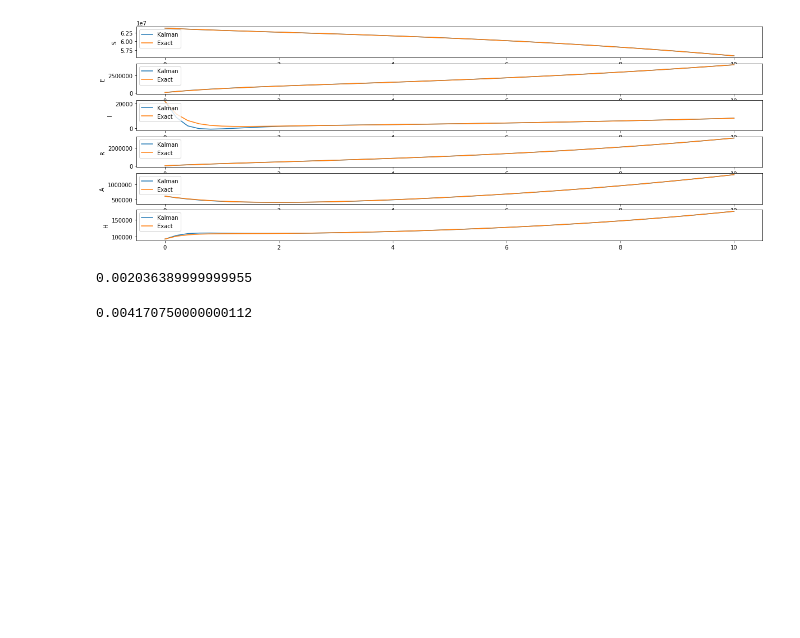
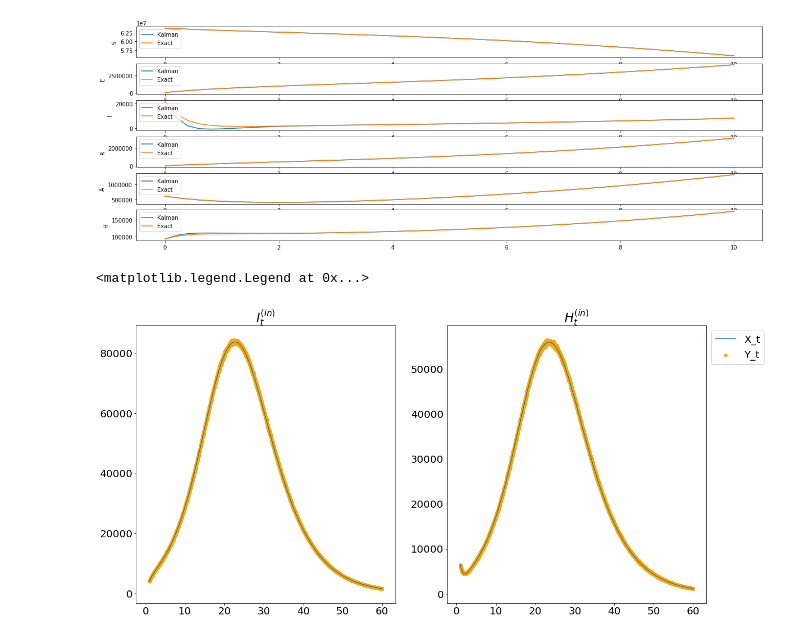
Before and after one commit to mlysy/rodeo-legacy, a Jupyter notebook: examples/Covid.ipynb, the cells around one changed output. Drawn from its saved outputs; the diff is of its cells as text; code cells hidden in the pictures; blank space fills up the shorter version.

Commit message:
Updated SEIRAH model for paper and added long desc to setup.py

```diff
--- a/examples/Covid.ipynb
+++ b/examples/Covid.ipynb
@@ -87,24 +86,55 @@ for i in range(len(ylabel)):
     axs[i].legend(loc='upper left')
 # %% [output]
 [figure]
-# %%
-from timeit import default_timer as timer
-from scipy.integrate import odeint
-n_loops = 10
-tseq = np.linspace(tmin, tmax, n_eval+1)
-start = timer()
-for i in range(n_loops):
-    _ = odeint(seirah, x0, tseq, args=(theta_true, ))
-end = timer()
-(end - start)/n_loops
-# %% [output]
-0.002036389999999955
-# %%
-n_loops=10
-start = timer()
-for i in range(n_loops):
-    kode.solve_sim(x0_state, W, theta_true)
-end = timer()
-(end - start)/n_loops
-# %% [output]
-0.004170750000000112
+# %%
+n_deriv = [1]*6 # number of derivatives in IVP
+n_deriv_prior = [3]*6 # number of derivatives in IBM prior
+state_ind = [0, 3, 6, 9, 12, 15] # Index of 0th derivative of each state
+
+# it is assumed that the solution is sought on the interval [tmin, tmax].
+tmin = 0
+tmax = 60
+
+# The rest of the parameters can be tuned according to ODE
+# For this problem, we will use
+n_var = 6
+sigma = [.5]*n_var
+
+# Initial value, x0, for the IVP
+theta_true = np.array([2.23, 0.034, 0.55, 5.1, 2.3, 1.13]) # True theta
+x0 = np.array([63884630, 15492, 21752, 0, 618013, 13388])
+
+# W matrix: dimension is n_eq x sum(n_deriv)
+W_mat = np.zeros((len(n_deriv), sum(n_deriv)+len(n_deriv)))
+for i in range(len(n_deriv)): W_mat[i, sum(n_deriv[:i])+i+1] = 1
+W = zero_pad(W_mat, n_deriv, n_deriv_prior)
+
+# logprior parameters
+n_theta = len(theta_true)
+
+# Number of samples to draw from posterior
+n_samples = 100000
+
+# Initialize inference class and simulate observed data
+inf = inference(state_ind, tmin, tmax, seirah, W)
+inf.funpad = seirahpad
+obs_t = 0.01
+tseq = np.linspace(tmin, tmax, int((tmax-tmin)/obs_t) + 1)
+Y_t, X_t = inf.simulate(seirah, x0, theta_true, tseq)
+Y_t = Y_t[100:]
+X_t = X_t[100:]
+
+# Plot observations and true value
+plot_tseq = np.linspace(1, tmax, int((tmax-1)/obs_t)+1)
+plt.rcParams.update({'font.size': 20})
+fig, axs = plt.subplots(1, 2, figsize=(20, 10))
+axs[0].plot(plot_tseq,  X_t[:,0], label = 'X_t')
+axs[0].scatter(plot_tseq, Y_t[:,0], label = 'Y_t', color='orange')
+axs[0].set_title("$I^{(in)}_t$")
+axs[1].plot(plot_tseq, X_t[:,1], label = 'X_t')
+axs[1].scatter(plot_tseq, Y_t[:,1], label = 'Y_t', color='orange')
+axs[1].set_title("$H^{(in)}_t$")
+axs[1].legend(loc='upper left', bbox_to_anchor=[1, 1])
+# %% [output]
+<matplotlib.legend.Legend at 0x...>
+[figure, added]
```
Also changed, not shown: parts of 19 cells of this notebook, 7 other files.
